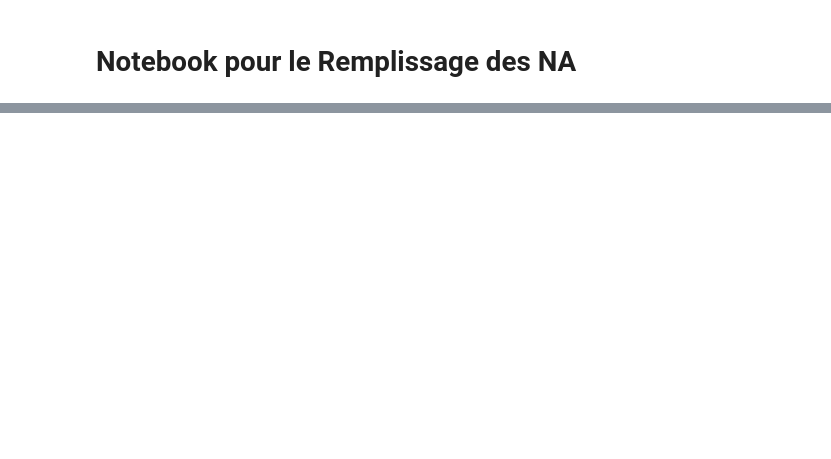
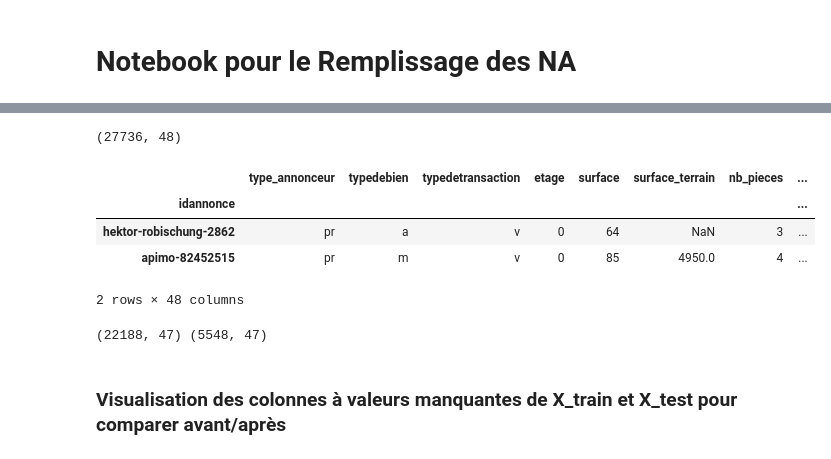
Before and after one commit to Hugues360/Projet_DS2025, a Jupyter notebook: Etape_2_Fill_Na.ipynb, the cells around one changed output, grey strips where cells are left out. Saved outputs shown, nothing was run; the diff lists cells and outputs as text; code cells hidden in the pictures; blank space fills up the shorter version.

```diff
--- a/Etape_2_Fill_Na.ipynb
+++ b/Etape_2_Fill_Na.ipynb
@@ -206,3 +2,0 @@ col_bool
-# %%
-for col in col_bool:
-    print(f"{df_ventes_filtered[col].value_counts()}")
@@ -228,3 +2,0 @@ df_ventes_filtered["logement_neuf"] = df_ventes_filtered["logement_neuf"].replac
-# %%
-for col in col_bool:
-    print(f"{df_ventes_filtered[col].value_counts()}")
@@ -318,3 +2,0 @@ Name: apimo-82452515, dtype: object
-# %%
-valeurs_manq_resid_quanti = [col for  col in df_ventes_filtered.select_dtypes(exclude='object').columns if df_ventes_filtered[col].isna().sum() > 0]
-valeurs_manq_resid_quali = [col for  col in df_ventes_filtered.select_dtypes(include='object').columns if df_ventes_filtered[col].isna().sum() > 0]
@@ -645,0 +11,31 @@ data = df_test.drop(target_feature, axis=1)
+# %%
+def clean_df(df: pd.DataFrame):
+    # On supprime les colonnes ayant plus de 80% de valeurs manquantes
+    valeurs_manquantes = df.isna().sum()/df.shape[0]
+    valeurs_manquantes_list = list(valeurs_manquantes[valeurs_manquantes > 0.8].index)
+    df_filtered = df.drop(valeurs_manquantes_list, axis = 1)
+    # On supprime les colonnes "n6" pour ne laisser que les "n7" qui paraissent plus judicieuses (basées sur un plus grand nombre de bien)
+    column_n6 = [ column for column in df_filtered.columns if "n6" in column]
+    df_filtered = df_filtered.drop(column_n6, axis = 1)
+    if 'typedebien' in df_filtered.columns:
+        df_filtered = df_filtered[df_filtered['typedebien'] != 'l']
+        df_filtered['typedebien'] = df_filtered['typedebien'].replace({'an': 'a', 'mn': 'm'})
+
+    # On transform en Int des colonnes déclarées en float mais n'ayant que des int
+    valeurs_manq_resid_quanti = [col for  col in df_filtered.select_dtypes(exclude='object').columns if df_filtered[col].isna().sum() > 0]
+    col_float = df_filtered[valeurs_manq_resid_quanti].select_dtypes(include='float64').columns
+    for col in col_float:
+        array_col = np.array(df_filtered[df_filtered[col].notna()][col])
+        array_col_round = np.round(array_col)
+        array_real_float = array_col[array_col != array_col_round]
+        if len(array_real_float) == 0:
+            df_filtered[col] = df_filtered[col].astype('Int64')
+    # on transforme les colonnes quali n'ayant en fait que deux modalités
+    if 'cave' in df_filtered.columns:
+        df_filtered["cave"] = df_filtered["cave"].astype('Int64')
+    if 'ascenseur' in df_filtered.columns:
+        df_filtered["ascenseur"] = df_filtered["ascenseur"].astype('Int64')
+    if 'logement_neuf' in df_filtered.columns:
+        df_filtered["logement_neuf"] = df_filtered["logement_neuf"].replace({'n': False, 'o': True}).astype('Int64')
+
+    return df_filtered
@@ -645,0 +134,11 @@ data = df_test.drop(target_feature, axis=1)
+# %%
+df_ventes_cleaned = clean_df(df_ventes)
+print(df_ventes_cleaned.shape)
+df_ventes_cleaned.head(2)
+# %% [output]
+(27736, 48)
+|  | type_annonceur | typedebien | typedetransaction | etage | surface | surface_terrain | nb_pieces | ... |
+| idannonce |  |  |  |  |  |  |  | ... |
+| hektor-robischung-2862 | pr | a | v | 0 | 64 | NaN | 3 | ... |
+| apimo-82452515 | pr | m | v | 0 | 85 | 4950.0 | 4 | ... |
+2 rows × 48 columns
@@ -645,0 +152,6 @@ data = df_test.drop(target_feature, axis=1)
+# %%
+print(X_train.shape, X_test.shape)
+# %% [output]
+(22188, 47) (5548, 47)
+# %% [markdown]
+### Visualisation des colonnes à valeurs manquantes de X_train et X_test pour comparer avant/après
```
Also changed, not shown: parts of 103 cells of this notebook.
